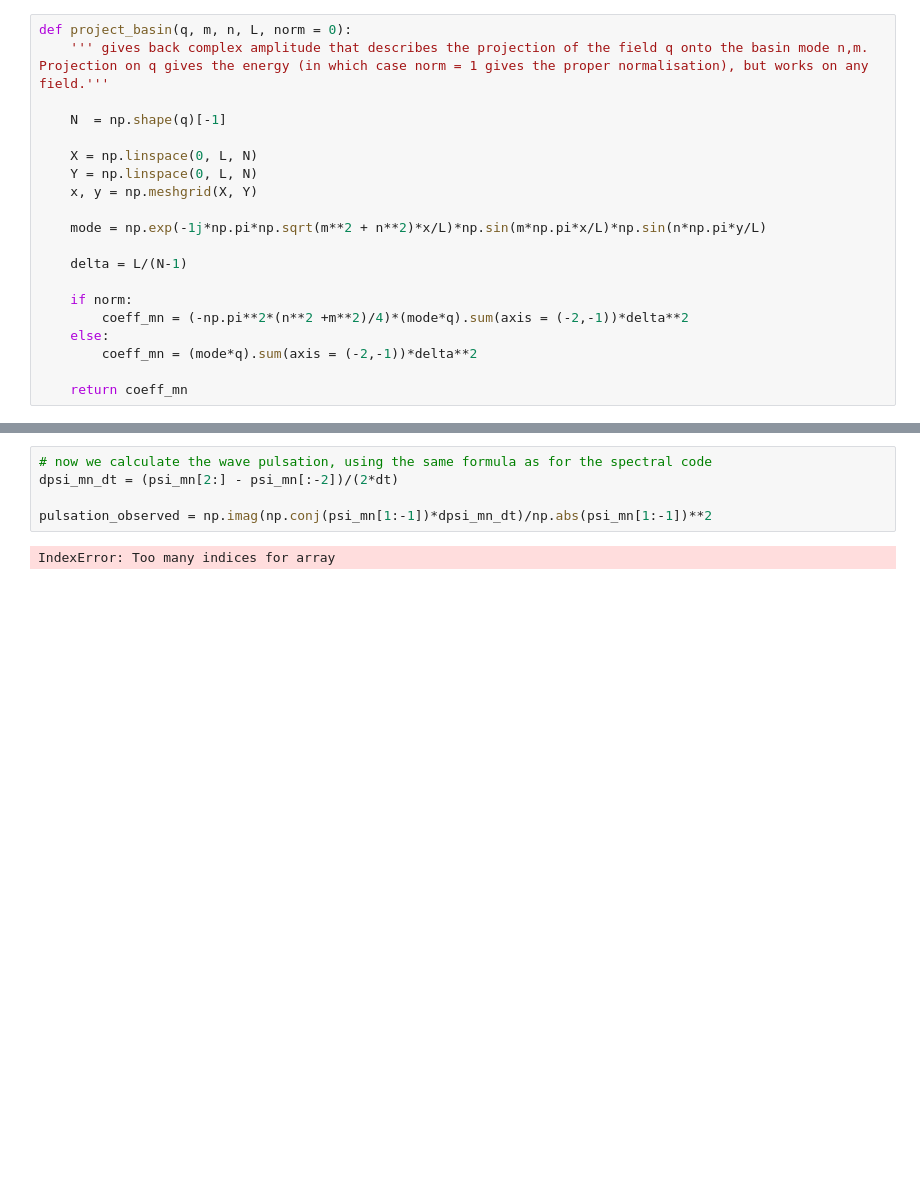
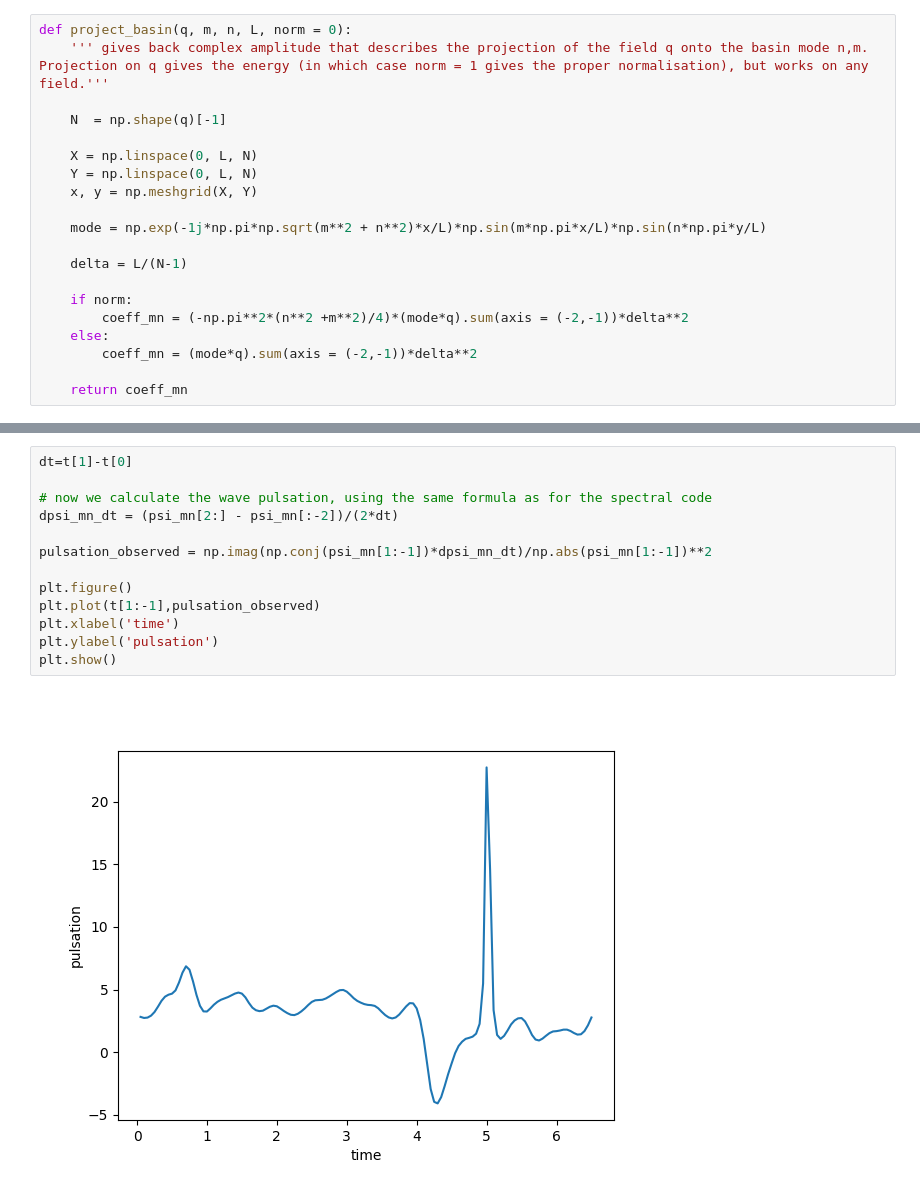
Before and after one commit to LennardMiller/Stage_M2, a Jupyter notebook: Basin Mode Projection/Rossby_diag_closed_case.ipynb, the cells around one changed output, grey strips where cells are left out. Saved outputs shown, nothing was run; the diff lists cells and outputs as text; blank space fills up the shorter version.

```diff
--- a/Basin Mode Projection/Rossby_diag_closed_case.ipynb
+++ b/Basin Mode Projection/Rossby_diag_closed_case.ipynb
@@ -164,7 +169,15 @@ TypeError: Invalid shape (400, 2048, 2048) for image data
 # %%
+dt=t[1]-t[0]
+
 # now we calculate the wave pulsation, using the same formula as for the spectral code
 dpsi_mn_dt = (psi_mn[2:] - psi_mn[:-2])/(2*dt)
 
 pulsation_observed = np.imag(np.conj(psi_mn[1:-1])*dpsi_mn_dt)/np.abs(psi_mn[1:-1])**2
+
+plt.figure()
+plt.plot(t[1:-1],pulsation_observed)
+plt.xlabel('time')
+plt.ylabel('pulsation')
+plt.show()
 # %% [output]
-IndexError: Too many indices for array
+[figure, added]
```
Also changed, not shown: parts of 5 cells of this notebook, 2 other files.
